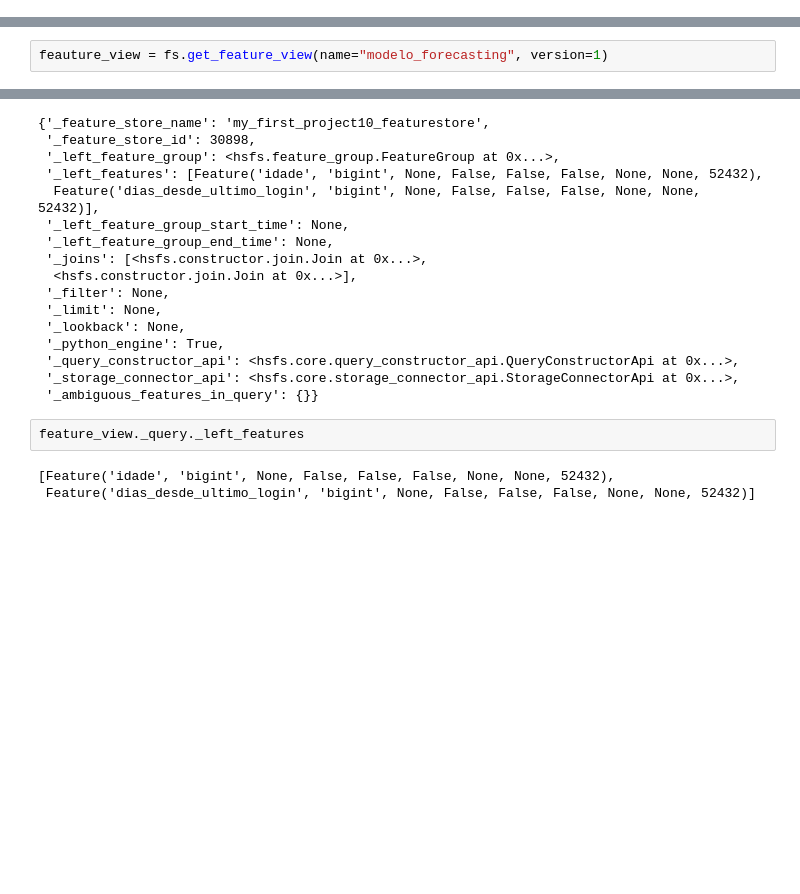
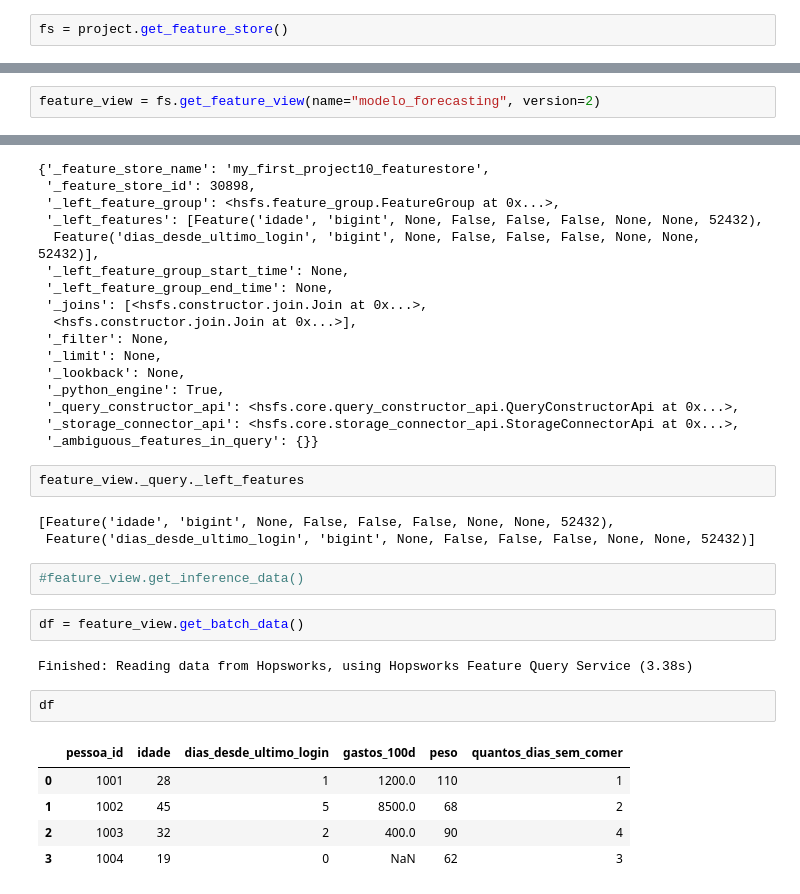
Before and after one commit to diegodila/AIEngineering, a Jupyter notebook: machine_learning/feature_store/hopsworks/get_started.ipynb, the cells around one changed output, grey strips where cells are left out. Saved outputs shown, nothing was run; the diff lists cells and outputs as text; blank space fills up the shorter version.

```diff
--- a/machine_learning/feature_store/hopsworks/get_started.ipynb
+++ b/machine_learning/feature_store/hopsworks/get_started.ipynb
@@ -256,6 +258,8 @@ query_features._left_feature_group.__dict__
  '_kafka_headers': None,
  '_transformation_functions': [],
  '_transformation_function_execution_dag': None}
+# %%
+fs = project.get_feature_store()
 # %%
 feature_view = fs.create_feature_view(
     name="modelo_forecasting",
@@ -271,7 +275,7 @@ feature_view
 # %% [output]
 <hsfs.feature_view.FeatureView at 0x...>
 # %%
-feauture_view = fs.get_feature_view(name="modelo_forecasting", version=1)
+feature_view = fs.get_feature_view(name="modelo_forecasting", version=2)
 # %%
 feature_view.__dict__
 feature_view._query.__dict__
@@ -314,3 +318,17 @@ feature_view._query._left_features
 # %% [output]
 [Feature('idade', 'bigint', None, False, False, False, None, None, 52432),
  Feature('dias_desde_ultimo_login', 'bigint', None, False, False, False, None, None, 52432)]
+# %%
+#feature_view.get_inference_data()
+# %%
+df = feature_view.get_batch_data()
+# %% [output]
+Finished: Reading data from Hopsworks, using Hopsworks Feature Query Service (3.38s)
+# %%
+df
+# %% [output]
+|  | pessoa_id | idade | dias_desde_ultimo_login | gastos_100d | peso | quantos_dias_sem_comer |
+| 0 | 1001 | 28 | 1 | 1200.0 | 110 | 1 |
+| 1 | 1002 | 45 | 5 | 8500.0 | 68 | 2 |
+| 2 | 1003 | 32 | 2 | 400.0 | 90 | 4 |
+| 3 | 1004 | 19 | 0 | NaN | 62 | 3 |
```
Also changed, not shown: parts of 20 cells of this notebook, 3 other files.
